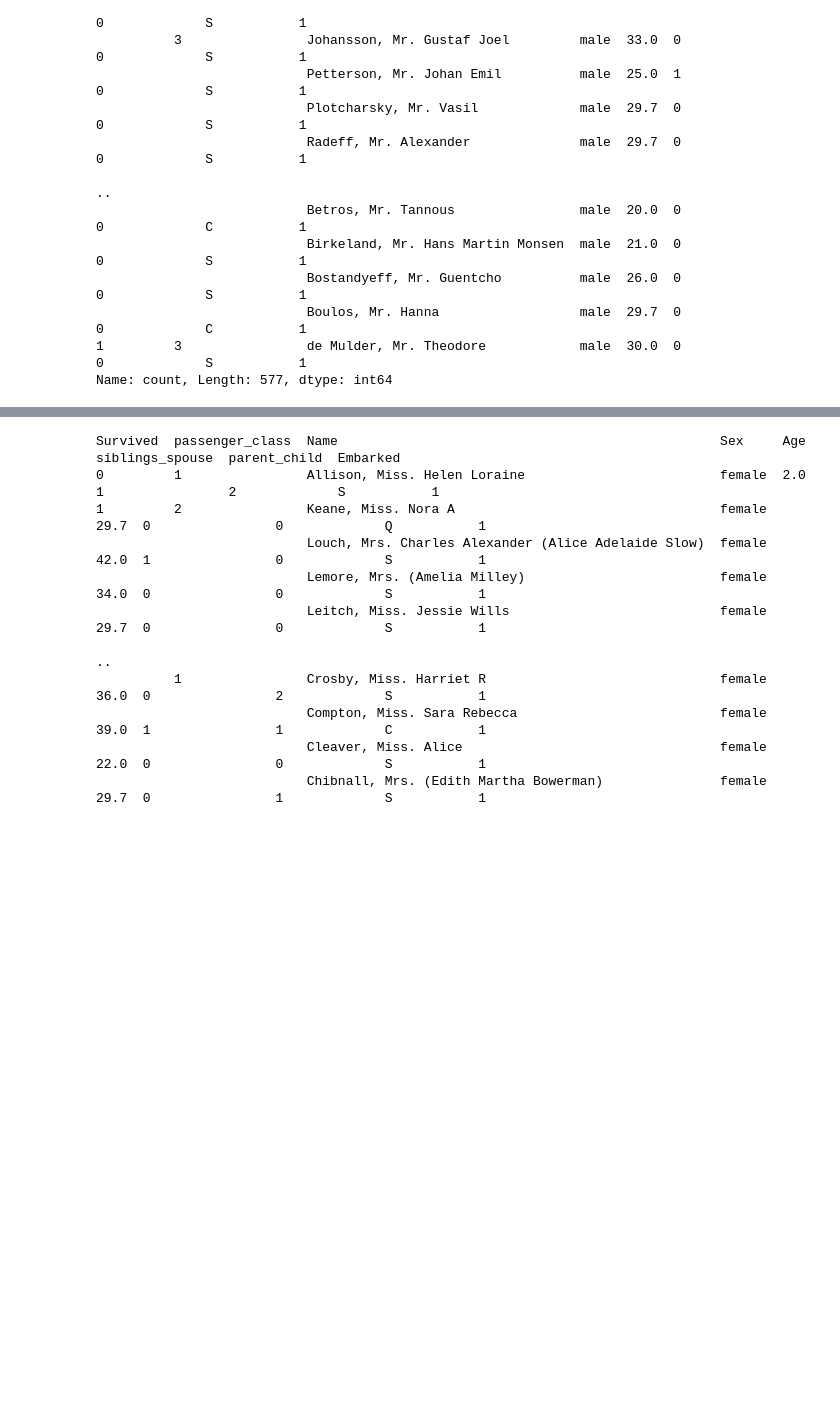
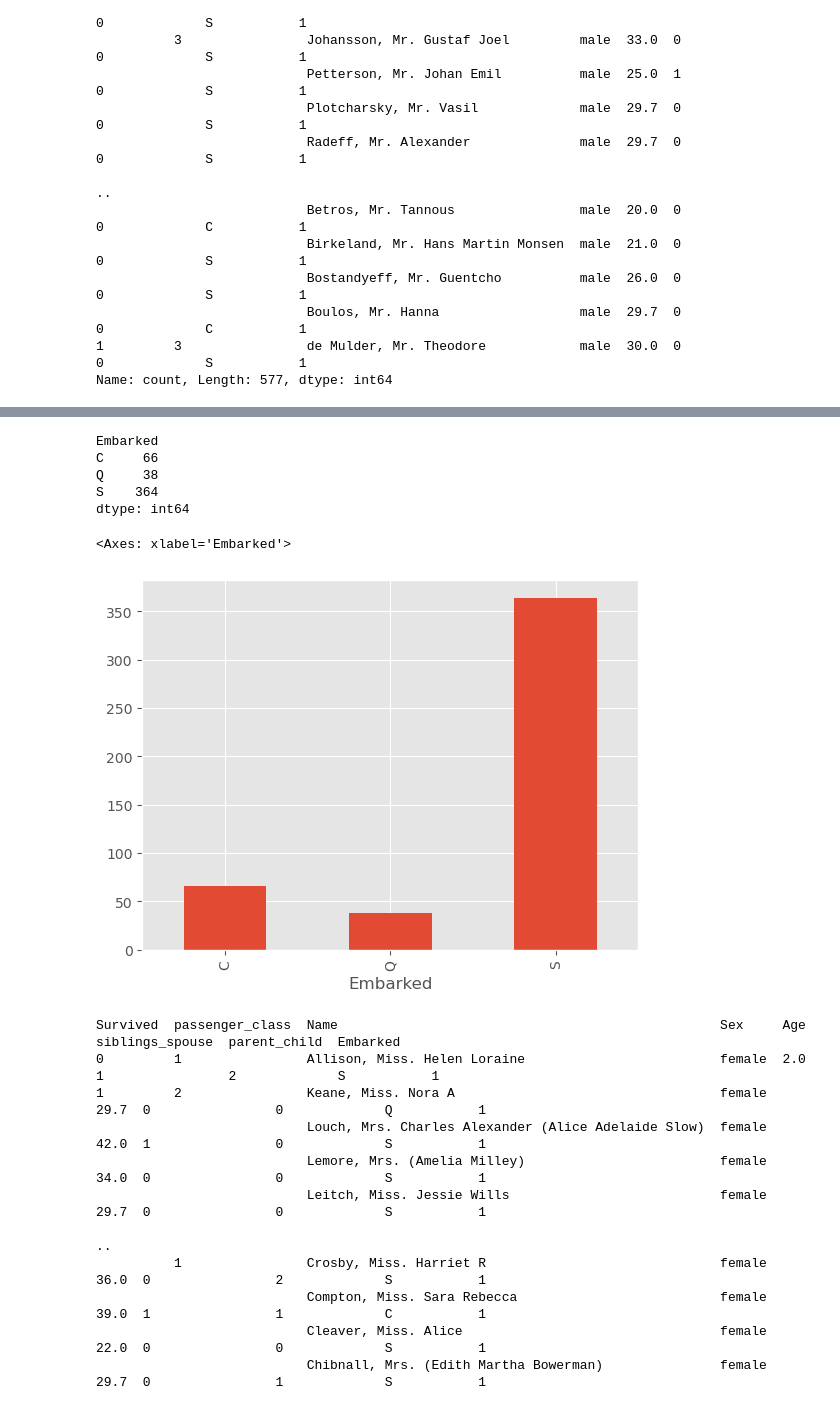
Before and after one commit to alexanderchosen/eda_with_python, a Jupyter notebook: Titanic_dataset_eda/titanic.ipynb, the cells around one changed output, grey strips where cells are left out. Cells and saved outputs as stored; diff of their text form; code cells hidden in the pictures; blank space fills up the shorter version.

```diff
--- a/Titanic_dataset_eda/titanic.ipynb
+++ b/Titanic_dataset_eda/titanic.ipynb
@@ -416,3 +439,17 @@ plt.show()
+# %%
+male_not_survived = df.query('Sex == "male" and Survived == 0').groupby('Embarked').size()
+male_not_survived
+# %% [output]
+Embarked
+C     66
+Q     38
+S    364
+dtype: int64
+# %%
+male_not_survived.plot(kind = 'bar')
+# %% [output]
+<Axes: xlabel='Embarked'>
+[figure, added]
 # %%
 # to show and compare the number of females that survived and did not
 
```
Also changed, not shown: parts of 9 cells of this notebook.
